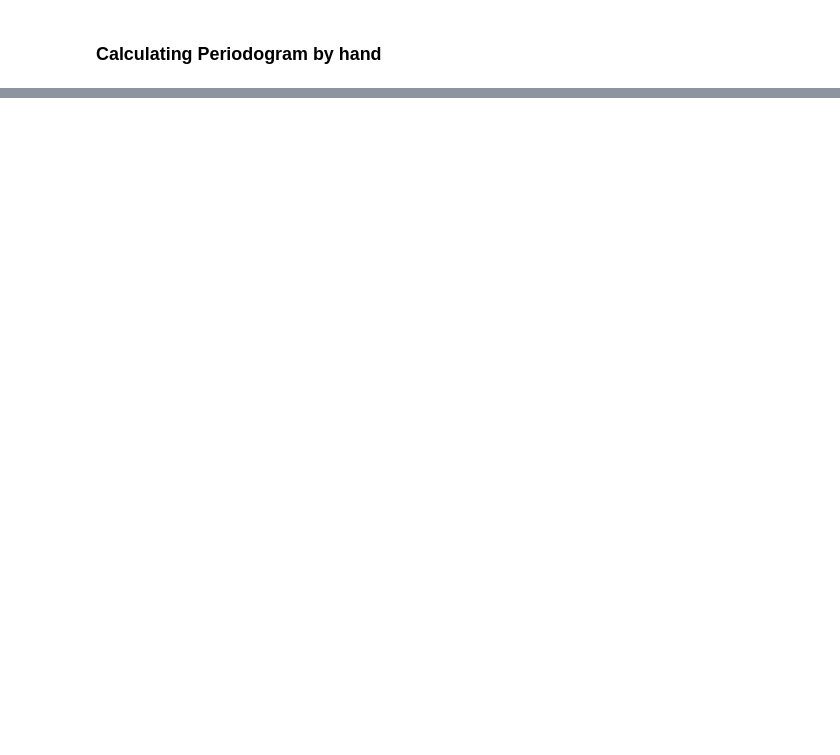
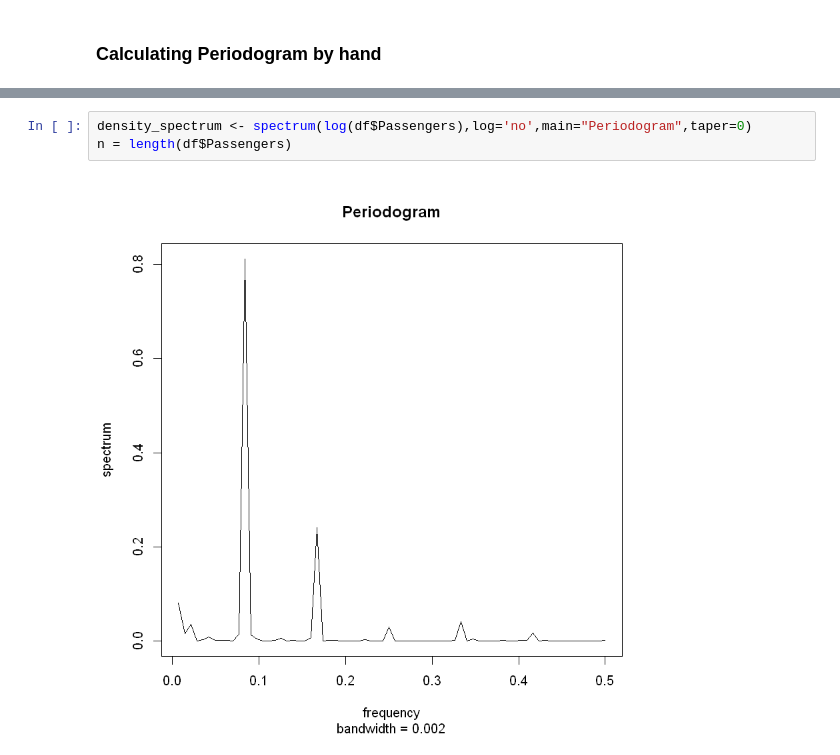
Before and after one commit to gangulymadhura/Time-Series-Analysis, a Jupyter notebook: Time Series Frequency Analysis.ipynb, the cells around one changed output, grey strips where cells are left out. Cells and saved outputs as stored; diff of their text form; blank space fills up the shorter version.

```diff
--- a/Time Series Frequency Analysis.ipynb
+++ b/Time Series Frequency Analysis.ipynb
@@ -148,0 +157,5 @@ plot(spec_freq, spec_perdiodogram, xlab="Cycles per year", ylab="Spectral Densit
+# %%
+density_spectrum <- spectrum(log(df$Passengers),log='no',main="Periodogram",taper=0)
+n = length(df$Passengers)
+# %% [output]
+[figure, added]
```
Also changed, not shown: parts of 26 cells of this notebook.
